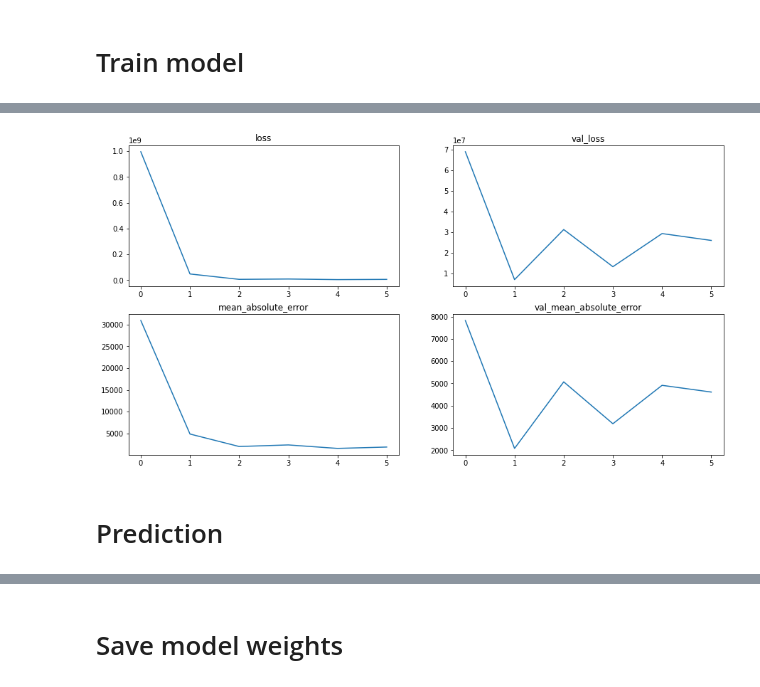
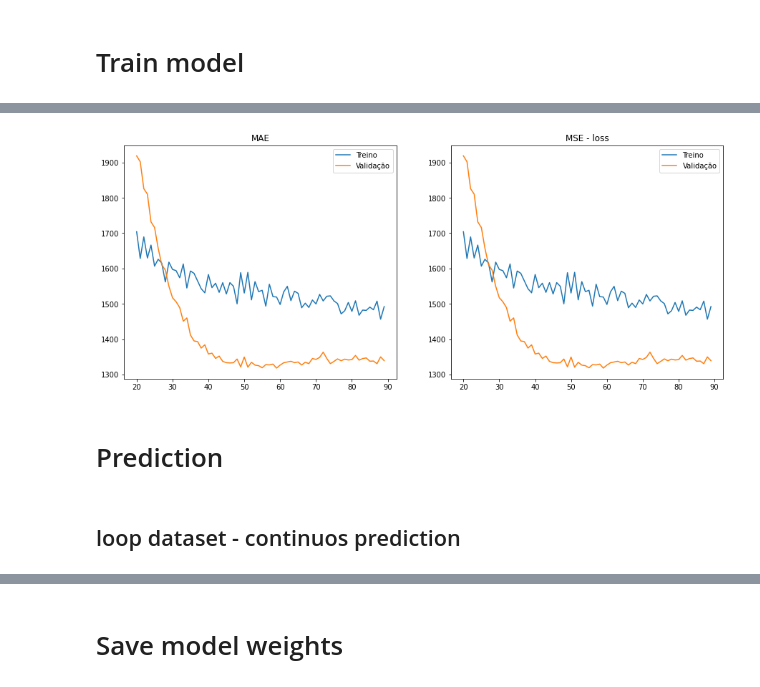
Before and after one commit to marcos-mansur/load-forecast, a Jupyter notebook: Notebook_8_hyperptuning_LSTM_base_em_dias.ipynb, the cells around one changed output, grey strips where cells are left out. Saved outputs shown, nothing was run; the diff lists cells and outputs as text; code cells hidden in the pictures.

Commit message:
add dataset prediction and fix performance plots

```diff
--- a/Notebook_8_hyperptuning_LSTM_base_em_dias.ipynb
+++ b/Notebook_8_hyperptuning_LSTM_base_em_dias.ipynb
@@ -95,7 +95,8 @@ batch_size = 32
 # target days to sum into weeks
 target_period = 7
 # window size for each sample
-window_size = 7*20
+n_weeks_ws = 20
+window_size = 7*n_weeks_ws
 filepath = 'NB8.h5'
 
 shuffle_buffer = 20
@@ -162,7 +163,8 @@ def plot_serie(df1, col = load_col ,start=0,end=None, title=''):
 # %%
 def windowed_dataset(df, batch_size = batch_size,
                      window_size = window_size, shuffle_buffer = shuffle_buffer,
-                     target_period = target_period):
+                     target_period = target_period,
+                     shuffle=True):
   df = df.copy()
   # get next friday - begins the operative week
   next_fri = get_friday(df['din_instante'].iloc[0])
@@ -179,8 +181,9 @@ def windowed_dataset(df, batch_size = batch_size,
   dataset = dataset.window(window_size + target_period, shift=7, drop_remainder=True)
   # make sure avery window is the same size / clip NaN at the end
   dataset = dataset.flat_map(lambda window: window.batch(window_size + target_period))
-  # randomly shuffles the windows instances in the dataset
-  dataset = dataset.shuffle(shuffle_buffer,seed=SEED)
+  if shuffle:
+    # randomly shuffles the windows instances in the dataset
+    dataset = dataset.shuffle(shuffle_buffer,seed=SEED)
   # separates features and target and average the target days
   dataset = dataset.map(lambda window:(window[:-target_period],
                                        tf.math.reduce_sum(window[-target_period:])/target_period))
@@ -188,9 +191,12 @@ def windowed_dataset(df, batch_size = batch_size,
   dataset = dataset.batch(batch_size).prefetch(1)
   return dataset, data_week
 
+# dataset to training
 train_dataset, train_data_week = windowed_dataset(df = train_df)
-val_dataset, val_data_week = windowed_dataset(df = val_df)
-test_dataset, teste_data_week = windowed_dataset(df = test_df)
+# dataset for performance evaluation
+train_pred_dataset, train_pred_data_week = windowed_dataset(df = train_df, shuffle=False)
+val_dataset, val_data_week = windowed_dataset(df = val_df, shuffle=False)
+test_dataset, teste_data_week = windowed_dataset(df = test_df, shuffle=False)
 # %%
 for window in train_dataset:
   print([item.numpy() for item in window])
@@ -449,25 +483,38 @@ def compile_and_fit(model, data, val_data, epochs,
 # %%
 # evaluate training metrics
 
 # starting epoch to plot
-skip = 0
+skip = 20
 
-fig,ax = plt.subplots(figsize=(15,8), nrows=2, ncols=2)
+fig,ax = plt.subplots(figsize=(15,6), nrows=1, ncols=2)
 metrics_list = ['loss','val_loss',
                 'mean_absolute_error',
                 'val_mean_absolute_error']
 
 for i, metric in enumerate(metrics_list):
+  if i>=2:
+    ax1 =  ax.ravel()[0]
+    legend = 'Treino'
+  else:
+    ax1 =  ax.ravel()[1]
   sns.lineplot(x = range(skip,len(history.history[metric])),
               y = history.history[metric][skip:],
-              ax = ax.ravel()[i])
-  ax.ravel()[i].set_title(metric)
+              ax = ax1)
+  ax1.set_title(metric)
+
+
+ax.ravel()[0].set_title("MAE")
+ax.ravel()[0].legend(labels=['Treino', 'Validação'])
+ax.ravel()[1].set_title("MSE - loss")
+ax.ravel()[1].legend(labels=['Treino', 'Validação'])
 
 plt.show()
 # %% [output]
-[figure, old version]
+[figure, new version]
 # %% [markdown]
 # Prediction
+# %% [markdown]
+## loop dataset - continuos prediction
 # %%
 # forecast
 forecast = []
```
Also changed, not shown: parts of 8 cells of this notebook.
